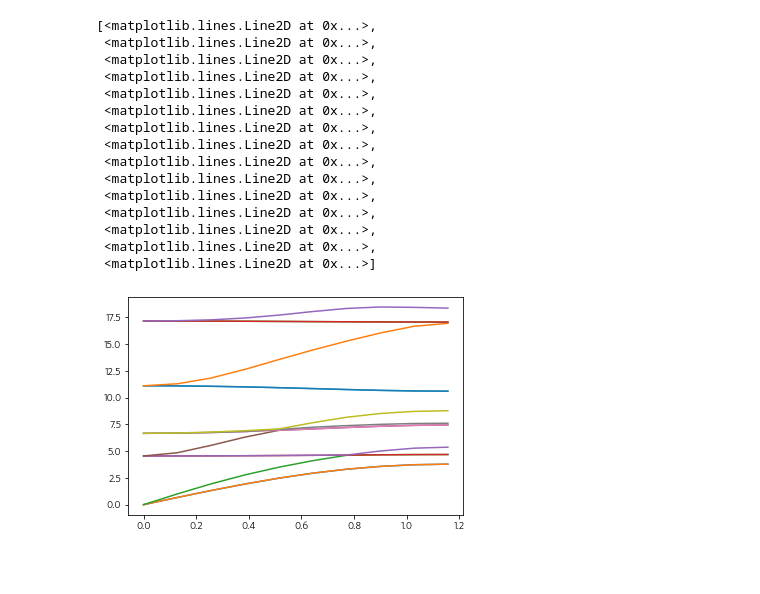
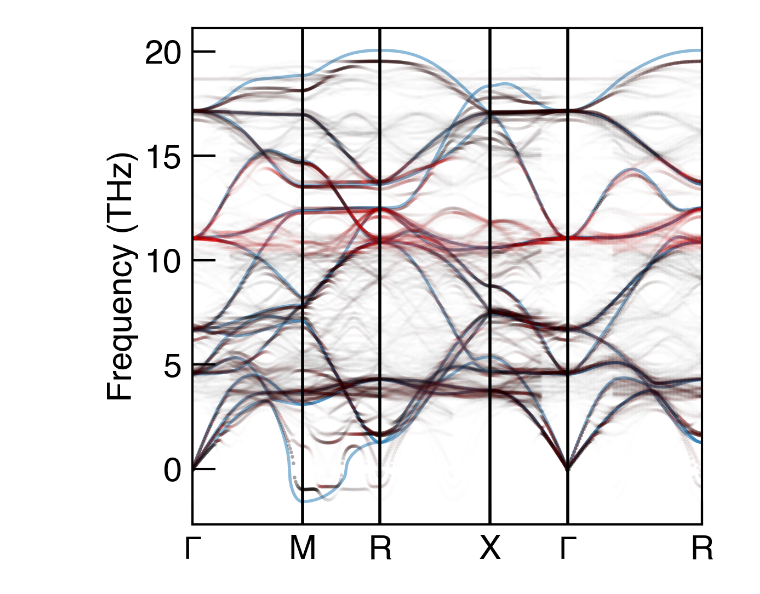
Before and after one commit to badw/puppy, a Jupyter notebook: notebooks/example.ipynb, the cells around one changed output. Cells and saved outputs as stored; diff of their text form; code cells hidden in the pictures; blank space fills up the shorter version.

Commit message:
added overlay - but plotting needs tidying up

```diff
--- a/notebooks/example.ipynb
+++ b/notebooks/example.ipynb
@@ -7,4 +8,8 @@ directories = {'defect_directory':'../example/li3ocl/v_Li/defect/',
                      'host_directory':'../example/li3ocl/v_Li/host',
                     'defect_index':74}
 # %%
-kpaths = {'G-M':[[0.0,0.0,0.0],[0.5,0.5,0.0]]} # you can add more paths but currently only does one at a time
+kpaths = {'G-M':[[0.0,0.0,0.0],[0.5,0.5,0.0]],
+          'M-R':[[0.5,0.5,0.0],[0.5,0.5,0.5]],
+          'R-X':[[0.5,0.5,0.5],[0.0,0.5,0.0]],
+          'X-G':[[0.0,0.5,0.0],[0.0,0.0,0.0]],
+          'G-R':[[0.0,0.0,0.0],[0.5,0.5,0.5]]}
@@ -10,0 +18,8 @@ kpaths = {'G-M':[[0.0,0.0,0.0],[0.5,0.5,0.0]]} # you can add more paths but cur
+# %%
+import pickle
+try:
+    %time data = pickle.load(open('test.p','rb'))
+except:
+    p = PhononUnfolder(directories,[3,3,3],**{'tqdm_disable':True})
+    data = p.run_all_new(kpaths=kpaths,line_density=100,eigendisplacement_atom='Li')
+    pickle.dump(data,open('test.p','wb'))
@@ -11,6 +31,6 @@ kpaths = {'G-M':[[0.0,0.0,0.0],[0.5,0.5,0.0]]} # you can add more paths but cur
 # %%
-from tqdm.notebook import tqdm
-data = {}
-p = PhononUnfolder(directories,[3,3,3],**{'tqdm_disable':False})
-for kpath in tqdm(kpaths):
-    data[kpath] = p.run_all(kpath=kpaths[kpath],line_density=100,eigendisplacement_atom='Li')
+#from tqdm.notebook import tqdm
+#data = {}
+#p = PhononUnfolder(directories,[3,3,3],**{'tqdm_disable':True})
+#for kpath in tqdm(kpaths):
+#    data[kpath] = p.run_all(kpath=kpaths[kpath],line_density=50,eigendisplacement_atom='Li')
@@ -61,20 +36,0 @@ array([[-7.60996091e-08,  2.18611445e-07,  2.22859074e-07,
-# %%
-fig,ax = plt.subplots()
-ax.plot(q,f[::-1])
-# %% [output]
-[<matplotlib.lines.Line2D at 0x...>,
- <matplotlib.lines.Line2D at 0x...>,
- <matplotlib.lines.Line2D at 0x...>,
- <matplotlib.lines.Line2D at 0x...>,
- <matplotlib.lines.Line2D at 0x...>,
- <matplotlib.lines.Line2D at 0x...>,
- <matplotlib.lines.Line2D at 0x...>,
- <matplotlib.lines.Line2D at 0x...>,
- <matplotlib.lines.Line2D at 0x...>,
- <matplotlib.lines.Line2D at 0x...>,
- <matplotlib.lines.Line2D at 0x...>,
- <matplotlib.lines.Line2D at 0x...>,
- <matplotlib.lines.Line2D at 0x...>,
- <matplotlib.lines.Line2D at 0x...>,
- <matplotlib.lines.Line2D at 0x...>]
-[figure, removed]
@@ -80,0 +109,11 @@ ax.plot(q,f[::-1])
+# %%
+pl = UnfolderPlotting(data)
+# %%
+from sumo.plotting import sumo_base_style
+plt.style.use(sumo_base_style)
+fig,ax = plt.subplots(figsize=(6,6),dpi=200)
+pl.single_plot_with_weight(threshold=0.5,s=6,ax=ax,primitive_color='tab:blue',primitive_bs=True)
+ax.set_ylabel('Frequency (THz)')
+plt.savefig('../unfolded.png')
+# %% [output]
+[figure, added]
```
Also changed, not shown: parts of 8 cells of this notebook, 6 other files.
